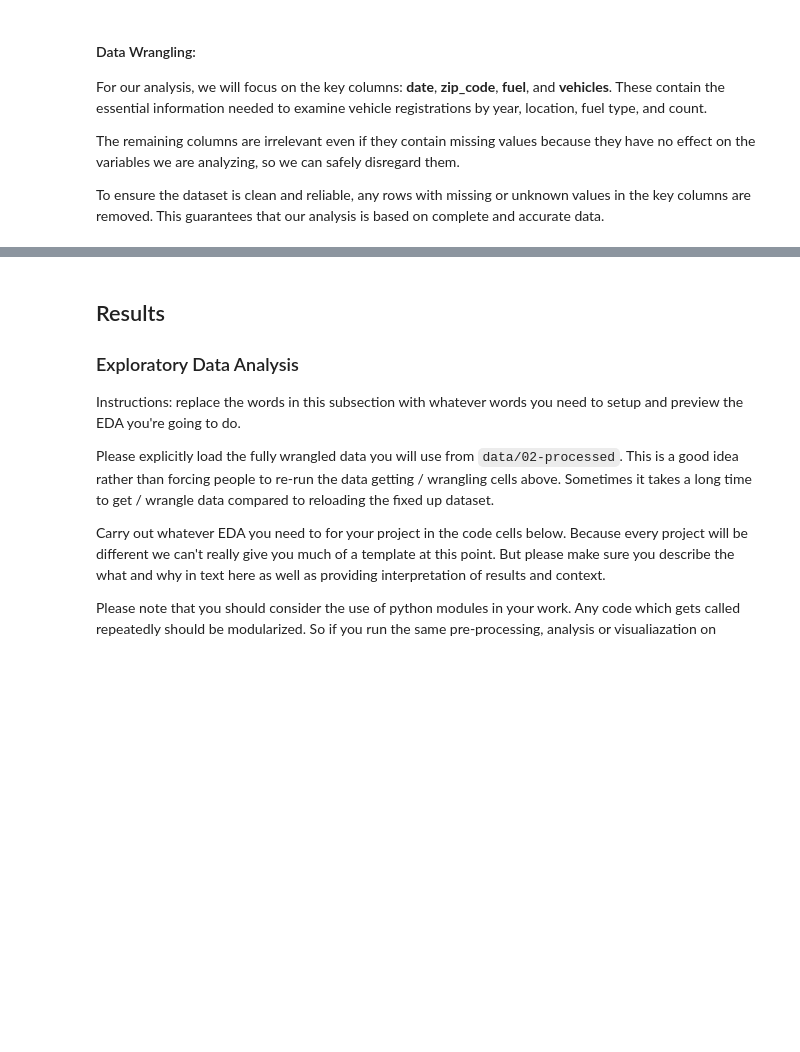
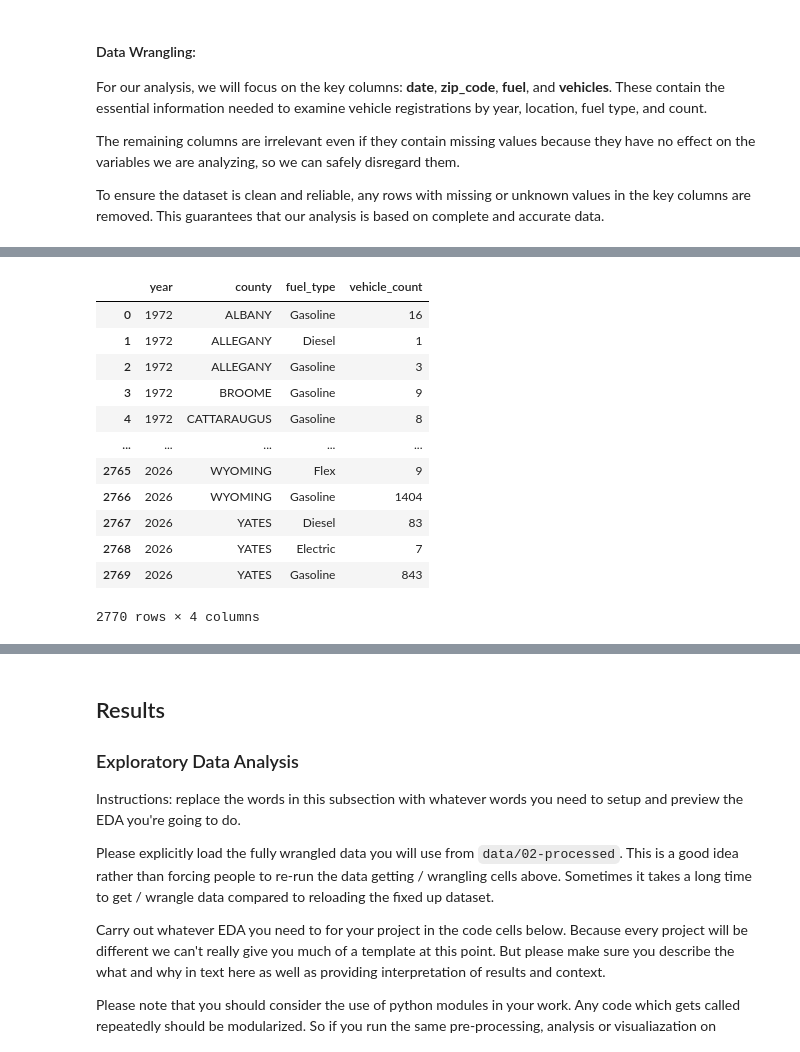
Before and after one commit to COGS108/Group026_WI26, a Jupyter notebook: 02-EDACheckpoint.ipynb, the cells around one changed output, grey strips where cells are left out. Drawn from its saved outputs; the diff is of its cells as text; code cells hidden in the pictures; blank space fills up the shorter version.

```diff
--- a/02-EDACheckpoint.ipynb
+++ b/02-EDACheckpoint.ipynb
@@ -279,0 +351,31 @@ And finally, we can save this clean and tidy dataset to 02-processed:
+# %%
+ny_vehicle_clean_data = ny_vehicle_df.dropna(subset = ['fuel_type', 'county'])
+
+ny_vehicle_clean_data = ny_vehicle_clean_data[~ny_vehicle_clean_data['county'].str.lower().isin(['out-of-state'])]
+
+ny_vehicle_clean_data['fuel_type'] = ny_vehicle_clean_data['fuel_type'].str.lower().map(fuel_map)
+
+ny_vehicle_clean_data['year'] = ny_vehicle_clean_data['reg_valid_date'].str[:4].astype(int)
+
+# aggregate by year, county, fuel type
+ny_vehicle_clean_data = (
+    ny_vehicle_clean_data.groupby(['year', 'county', 'fuel_type'], as_index=False)['vehicle_count']
+    .sum()
+    .sort_values(['year', 'county', 'fuel_type'])
+)
+# %%
+ny_vehicle_clean_data
+# %% [output]
+|  | year | county | fuel_type | vehicle_count |
+| 0 | 1972 | ALBANY | Gasoline | 16 |
+| 1 | 1972 | ALLEGANY | Diesel | 1 |
+| 2 | 1972 | ALLEGANY | Gasoline | 3 |
+| 3 | 1972 | BROOME | Gasoline | 9 |
+| 4 | 1972 | CATTARAUGUS | Gasoline | 8 |
+| ... | ... | ... | ... | ... |
+| 2765 | 2026 | WYOMING | Flex | 9 |
+| 2766 | 2026 | WYOMING | Gasoline | 1404 |
+| 2767 | 2026 | YATES | Diesel | 83 |
+| 2768 | 2026 | YATES | Electric | 7 |
+| 2769 | 2026 | YATES | Gasoline | 843 |
+2770 rows × 4 columns
```
Also changed, not shown: parts of 23 cells of this notebook, 5 other files.
